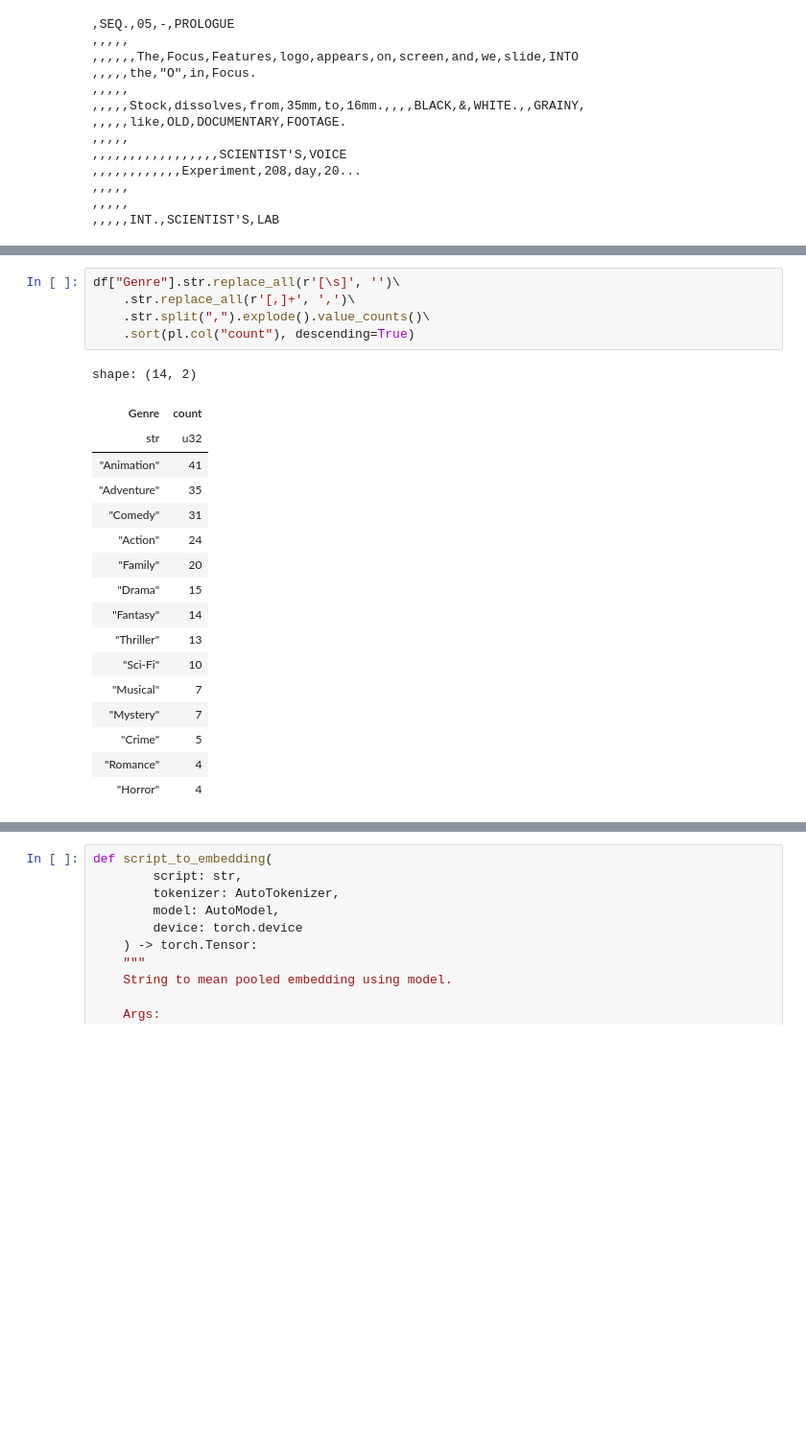
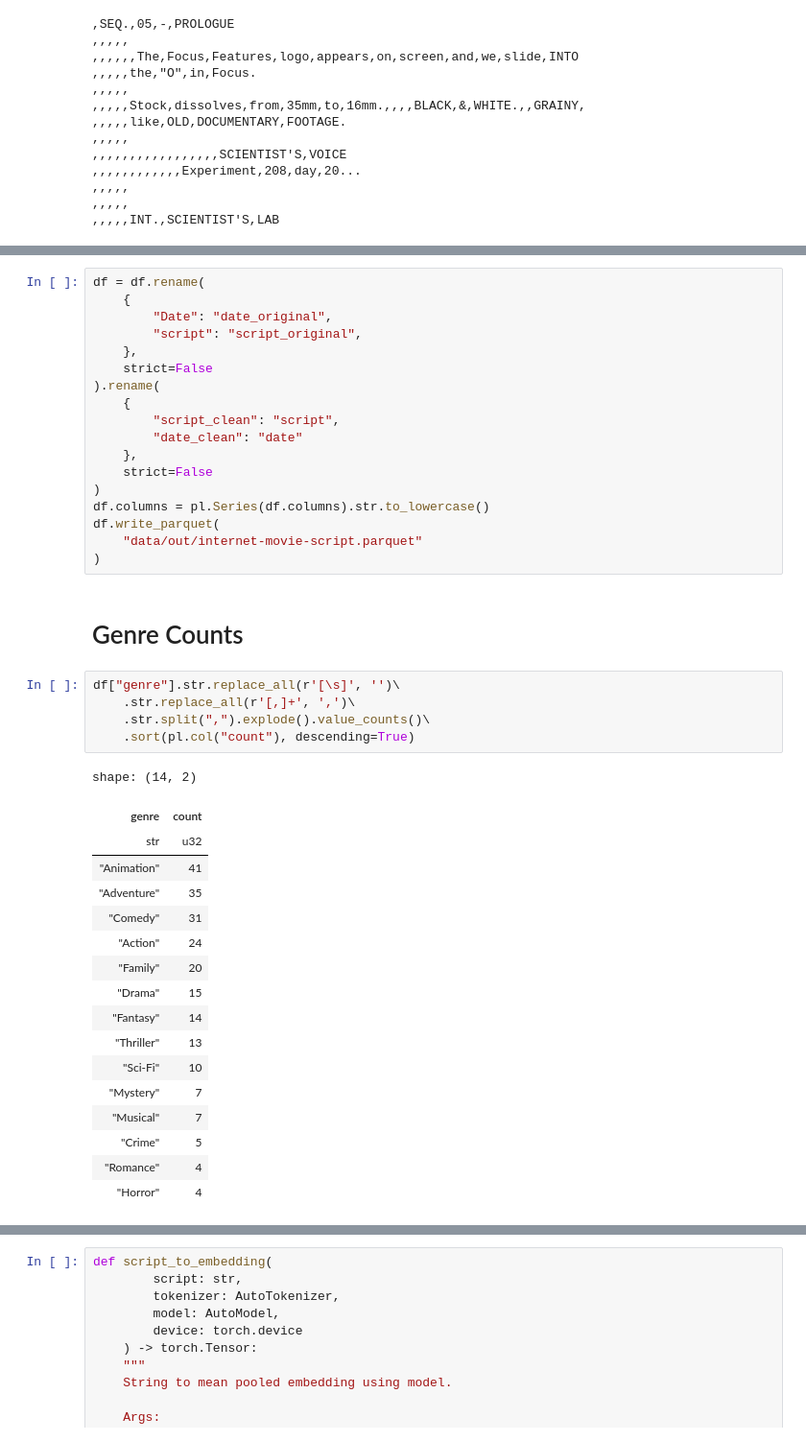
Before and after one commit to award96/Movie-Script-Vector-Search, a Jupyter notebook: eda.ipynb, the cells around one changed output, grey strips where cells are left out. Shown: that part at 96% size. Drawn from its saved outputs; the diff is of its cells as text; blank space fills up the shorter version.

Commit message:
cleaned and saved

```diff
--- a/eda.ipynb
+++ b/eda.ipynb
@@ -118,11 +214,31 @@ print(df[0, "script_clean"][:350])
+# %%
+df = df.rename(
+    {
+        "Date": "date_original",
+        "script": "script_original",
+    },
+    strict=False
+).rename(
+    {
+        "script_clean": "script",
+        "date_clean": "date"
+    },
+    strict=False
+)
+df.columns = pl.Series(df.columns).str.to_lowercase()
+df.write_parquet(
+    "data/out/internet-movie-script.parquet"
+)
+# %% [markdown]
+# Genre Counts
 # %%
-df["Genre"].str.replace_all(r'[\s]', '')\
+df["genre"].str.replace_all(r'[\s]', '')\
     .str.replace_all(r'[,]+', ',')\
     .str.split(",").explode().value_counts()\
     .sort(pl.col("count"), descending=True)
 # %% [output]
 shape: (14, 2)
-| Genre | count |
+| genre | count |
 | str | u32 |
 | "Animation" | 41 |
 | "Adventure" | 35 |
@@ -133,8 +249,8 @@ shape: (14, 2)
 | "Fantasy" | 14 |
 | "Thriller" | 13 |
 | "Sci-Fi" | 10 |
+| "Mystery" | 7 |
 | "Musical" | 7 |
-| "Mystery" | 7 |
 | "Crime" | 5 |
 | "Romance" | 4 |
 | "Horror" | 4 |
```
Also changed, not shown: parts of 20 cells of this notebook.
